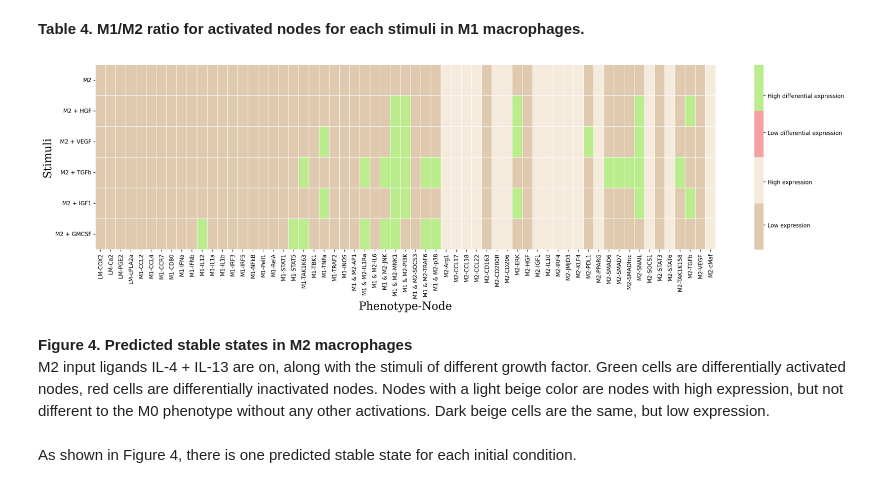
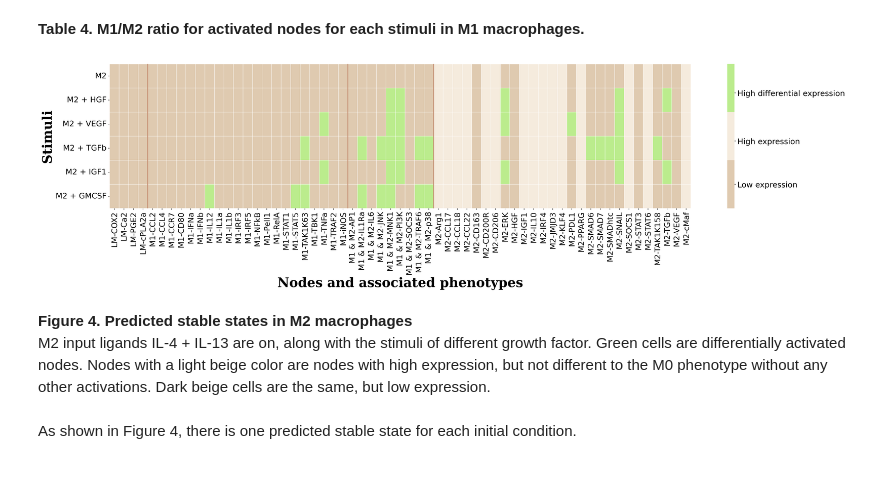
Before and after one commit to Karinaovedal/Master-thesis, a Jupyter notebook: MacPol 2.0.ipynb, the cells around one changed output. Drawn from its saved outputs; the diff is of its cells as text; code cells hidden in the pictures.

```diff
--- a/MacPol 2.0.ipynb
+++ b/MacPol 2.0.ipynb
@@ -309,7 +314,7 @@ results.reset_index(inplace=True)
 # Lexsorting the MultiIndex
 results = results.sort_index(axis=1)
 
-fig, ax = plt.subplots(figsize=(25, 6), dpi=200)
+fig, ax = plt.subplots(figsize=(35, 8), dpi=200)
 
 # Filter the DataFrame to keep only the columns representing the data for the heatmap
 M0data = results.drop(['level_0', 'level_1'], axis=1)
@@ -318,22 +323,25 @@ M0data = results.drop(['level_0', 'level_1'], axis=1)
 M0data = format_diff_expression(M0data)
 
 
-M0map = sns.heatmap(M0data, cmap = cmap, square = False,
+M0map = sns.heatmap(M0data, cmap = cmap0, square = False,
                     linewidth=0.1, cbar_kws={"shrink": 1})
 
 # Manually specifying discrete legend labelling
 colorbar = ax.collections[0].colorbar
-colorbar.set_ticks([0.4, 1.1, 1.9, 2.5])
-colorbar.set_ticklabels(['Low expression', 'High expression', 'Low differential expression',
-                         'High differential expression'])
+colorbar.set_ticks([0.6, 2.0])
+colorbar.set_ticklabels(['Low expression', 'High differential expression'], fontsize=18)
+
+plt.axvline(x=4, color='#c79377', linewidth=2)  # Between LM and M1
+plt.axvline(x=25, color='#c79377', linewidth=2)  # Between M1 and M1&M2
+plt.axvline(x=34, color='#c79377', linewidth=2)  # Between M1&M2 and M2
 
 
 # Setting y-axis labels using the 'level_0' column which contains the stimuli names
-M0map.set_yticklabels(results['level_0'].values, rotation=0)
+M0map.set_yticklabels(results['level_0'].values, rotation=0, fontsize=18)
+M0map.set_xticklabels(M0map.get_xticklabels(), fontsize=18)
 
-M0map.set_ylabel("Stimuli", fontsize=20, font="Serif" )
-M0map.set_xlabel("Phenotype-Node", fontsize=20, font="Serif")
-
+M0map.set_ylabel("Stimuli", fontsize=30, font="Serif", fontweight="bold")
+M0map.set_xlabel("Nodes and associated phenotypes", fontsize=30, font="Serif", fontweight="bold")
 
 plt.show()
 # %% [output]
@@ -482,45 +494,49 @@ M2_GMCSF.columns = pd.MultiIndex.from_arrays(phen_arrays, names= ['Phenotype', '
 
 frames = [M2_ON, M2_HGF, M2_VEGF, M2_TGFb, M2_IGF1, M2_GMCSF]
 
 # Concatenating all the filtered dataframes into one large dataframe
 results = pd.concat(frames, keys=["M2", "M2 + HGF", "M2 + VEGF", "M2 + TGFb", "M2 + IGF1", "M2 + GMCSF"]).copy()
 
 # Resetting the index to move the stimuli names to columns
 results.reset_index(inplace=True)
 
 # Lexsorting the MultiIndex
 results = results.sort_index(axis=1)
 
-fig, ax = plt.subplots(figsize=(25, 6), dpi=200)
+fig, ax = plt.subplots(figsize=(30, 6), dpi=200)
 
 # Filter the DataFrame to keep only the columns representing the data for the heatmap
 M2data = results.drop(['level_0', 'level_1'], axis=1)
 
 # Coloring nodes where M2 matches the equivalent node in another row.
 M2data = format_diff_expression(M2data)
 
 
-M2map = sns.heatmap(M2data, cmap = cmap, square = False,
+M2map = sns.heatmap(M2data, cmap = cmap2, square = False,
                     linewidth=0.1, cbar_kws={"shrink": 1})
 
 # Manually specifying discrete legend labelling
 colorbar = ax.collections[0].colorbar
-colorbar.set_ticks([0.4, 1.1, 1.9, 2.5])
-colorbar.set_ticklabels(['Low expression', 'High expression', 'Low differential expression',
-                         'High differential expression'])
+colorbar.set_ticks([0.5, 1.4, 2.4])
+colorbar.set_ticklabels(['Low expression', 'High expression',
+                         'High differential expression'], fontsize=18)
 
+plt.axvline(x=4, color='#c79377', linewidth=2)  # Between LM and M1
+plt.axvline(x=25, color='#c79377', linewidth=2)  # Between M1 and M1&M2
+plt.axvline(x=34, color='#c79377', linewidth=2)  # Between M1&M2 and M2
 
 # Setting y-axis labels using the 'level_0' column which contains the stimuli names
-M2map.set_yticklabels(results['level_0'].values, rotation=0)
+M2map.set_yticklabels(results['level_0'].values, rotation=0, fontsize=18)
+M2map.set_xticklabels(M0map.get_xticklabels(), fontsize=18)
 
-M2map.set_ylabel("Stimuli", fontsize=20, font="Serif")
-M2map.set_xlabel("Phenotype-Node", fontsize=20, font="Serif")
+M2map.set_ylabel("Stimuli", fontsize=30, font="Serif", fontweight="bold")
+M2map.set_xlabel("Nodes and associated phenotypes", fontsize=30, font="Serif", fontweight="bold")
 plt.show()
 # %% [output]
-[figure, old version]
+[figure, new version]
 # %% [markdown]
 **Figure 4. Predicted stable states in M2 macrophages**
-<br>M2 input ligands IL-4 + IL-13 are on, along with the stimuli of different growth factor. Green cells are differentially activated nodes, red cells are differentially inactivated nodes. Nodes with a light beige color are nodes with high expression, but not different to the M0 phenotype without any other activations. Dark beige cells are the same, but low expression.
+<br>M2 input ligands IL-4 + IL-13 are on, along with the stimuli of different growth factor. Green cells are differentially activated nodes. Nodes with a light beige color are nodes with high expression, but not different to the M0 phenotype without any other activations. Dark beige cells are the same, but low expression.
 # %% [markdown]
 As shown in Figure 4, there is one predicted stable state for each initial condition.
 # %%
```
Also changed, not shown: parts of 13 cells of this notebook, 3 other files.
